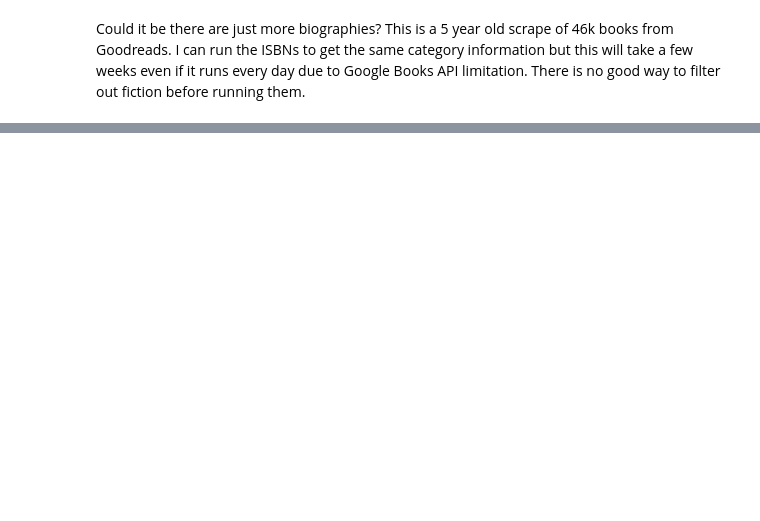
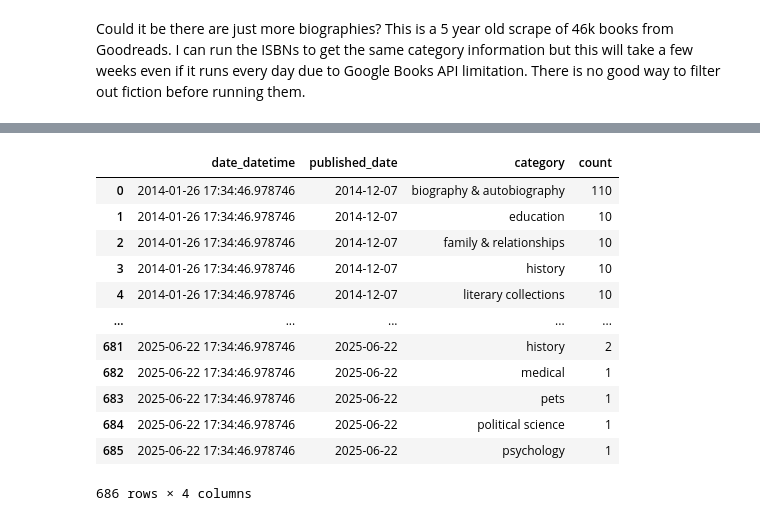
Before and after one commit to nmuffet/books, a Jupyter notebook: books.ipynb, the cells around one changed output, grey strips where cells are left out. Cells and saved outputs as stored; diff of their text form; code cells hidden in the pictures; blank space fills up the shorter version.

```diff
--- a/books.ipynb
+++ b/books.ipynb
@@ -394,0 +689,16 @@ sample_cached.to_csv('sample_cached.csv', index=False)
+# %%
+clean_df.groupby(['date_datetime','published_date','category']).size().reset_index(name='count')
+# %% [output]
+|  | date_datetime | published_date | category | count |
+| 0 | 2014-01-26 17:34:46.978746 | 2014-12-07 | biography & autobiography | 110 |
+| 1 | 2014-01-26 17:34:46.978746 | 2014-12-07 | education | 10 |
+| 2 | 2014-01-26 17:34:46.978746 | 2014-12-07 | family & relationships | 10 |
+| 3 | 2014-01-26 17:34:46.978746 | 2014-12-07 | history | 10 |
+| 4 | 2014-01-26 17:34:46.978746 | 2014-12-07 | literary collections | 10 |
+| ... | ... | ... | ... | ... |
+| 681 | 2025-06-22 17:34:46.978746 | 2025-06-22 | history | 2 |
+| 682 | 2025-06-22 17:34:46.978746 | 2025-06-22 | medical | 1 |
+| 683 | 2025-06-22 17:34:46.978746 | 2025-06-22 | pets | 1 |
+| 684 | 2025-06-22 17:34:46.978746 | 2025-06-22 | political science | 1 |
+| 685 | 2025-06-22 17:34:46.978746 | 2025-06-22 | psychology | 1 |
+686 rows × 4 columns
```
Also changed, not shown: parts of 51 cells of this notebook, 47 other files.
